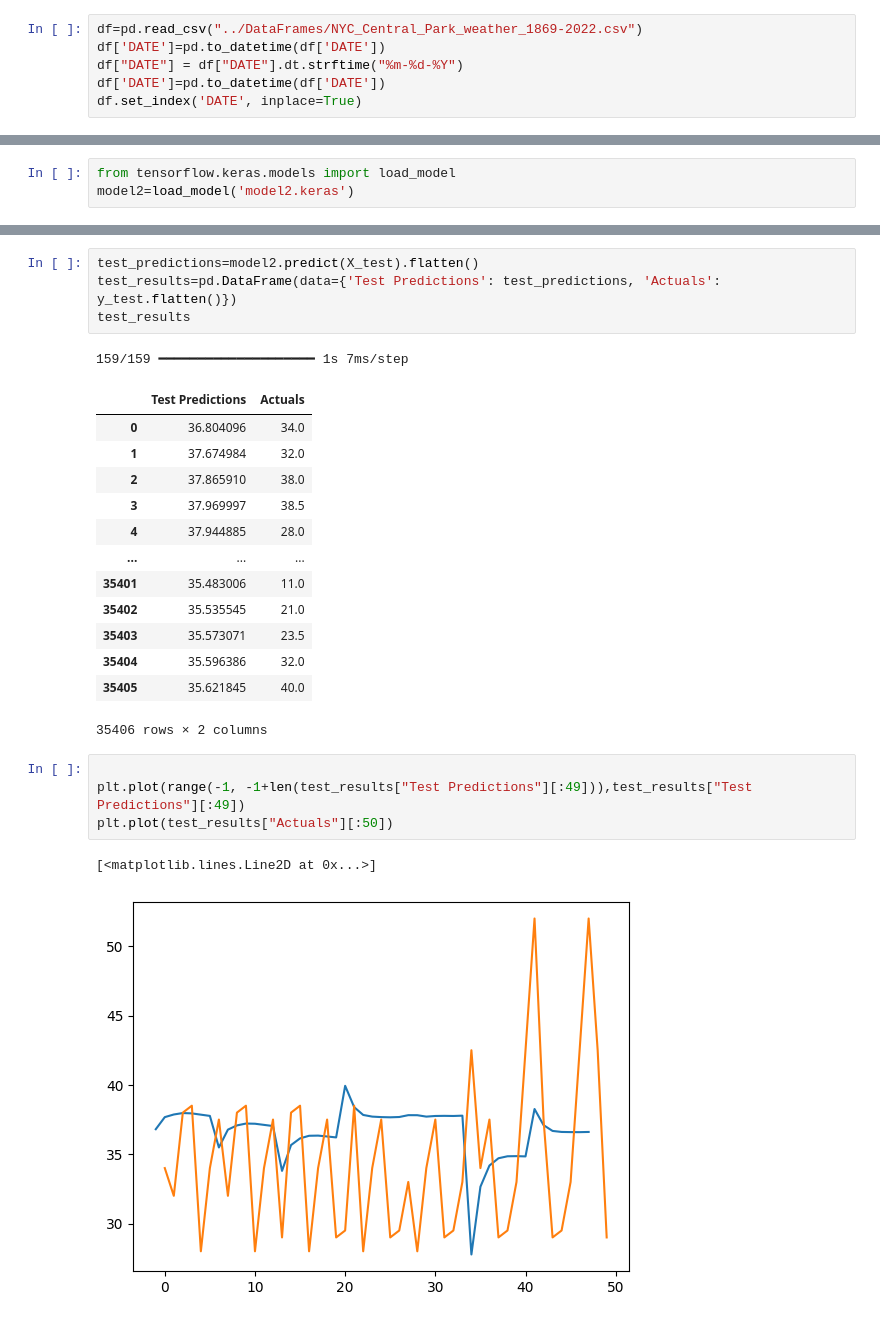
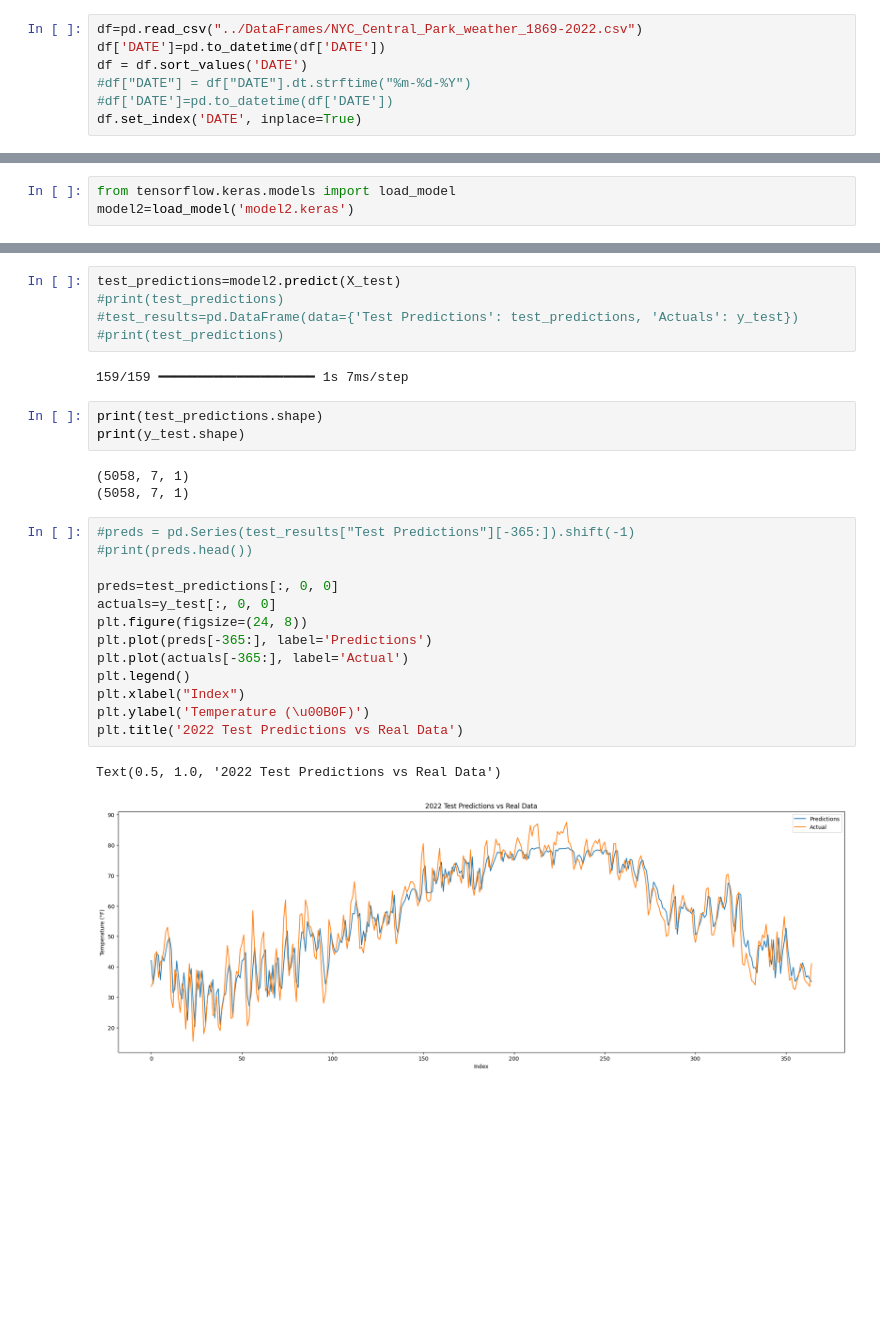
Before and after one commit to FD-77/WeatherModel, a Jupyter notebook: LSTM/seq2seq_forecasting.ipynb, the cells around one changed output, grey strips where cells are left out. Cells and saved outputs as stored; diff of their text form; blank space fills up the shorter version.

```diff
--- a/LSTM/seq2seq_forecasting.ipynb
+++ b/LSTM/seq2seq_forecasting.ipynb
@@ -8,8 +9,9 @@ np.set_printoptions(threshold=np.inf)
 # %%
 df=pd.read_csv("../DataFrames/NYC_Central_Park_weather_1869-2022.csv")
 df['DATE']=pd.to_datetime(df['DATE'])
-df["DATE"] = df["DATE"].dt.strftime("%m-%d-%Y")
-df['DATE']=pd.to_datetime(df['DATE'])
+df = df.sort_values('DATE')
+#df["DATE"] = df["DATE"].dt.strftime("%m-%d-%Y")
+#df['DATE']=pd.to_datetime(df['DATE'])
 df.set_index('DATE', inplace=True)
 # %%
 df['Temp']=(df["TMAX"]+df['TMIN'])/2
@@ -217,26 +216,29 @@ plt.plot(val_results["Actuals"][:30])
 # %%
-test_predictions=model2.predict(X_test).flatten()
-test_results=pd.DataFrame(data={'Test Predictions': test_predictions, 'Actuals': y_test.flatten()})
-test_results
+test_predictions=model2.predict(X_test)
+#print(test_predictions)
+#test_results=pd.DataFrame(data={'Test Predictions': test_predictions, 'Actuals': y_test})
+#print(test_predictions)
 # %% [output]
 159/159 ━━━━━━━━━━━━━━━━━━━━ 1s 7ms/step
-|  | Test Predictions | Actuals |
-| 0 | 36.804096 | 34.0 |
-| 1 | 37.674984 | 32.0 |
-| 2 | 37.865910 | 38.0 |
-| 3 | 37.969997 | 38.5 |
-| 4 | 37.944885 | 28.0 |
-| ... | ... | ... |
-| 35401 | 35.483006 | 11.0 |
-| 35402 | 35.535545 | 21.0 |
-| 35403 | 35.573071 | 23.5 |
-| 35404 | 35.596386 | 32.0 |
-| 35405 | 35.621845 | 40.0 |
-35406 rows × 2 columns
+# %%
+print(test_predictions.shape)
+print(y_test.shape)
+# %% [output]
+(5058, 7, 1)
+(5058, 7, 1)
 # %%
+#preds = pd.Series(test_results["Test Predictions"][-365:]).shift(-1)
+#print(preds.head())
 
-plt.plot(range(-1, -1+len(test_results["Test Predictions"][:49])),test_results["Test Predictions"][:49])
-plt.plot(test_results["Actuals"][:50])
+preds=test_predictions[:, 0, 0]
+actuals=y_test[:, 0, 0]
+plt.figure(figsize=(24, 8))
+plt.plot(preds[-365:], label='Predictions')
+plt.plot(actuals[-365:], label='Actual')
+plt.legend()
+plt.xlabel("Index")
+plt.ylabel('Temperature (\u00B0F)')
+plt.title('2022 Test Predictions vs Real Data')
 # %% [output]
-[<matplotlib.lines.Line2D at 0x...>]
+Text(0.5, 1.0, '2022 Test Predictions vs Real Data')
-[figure, old version]
+[figure, new version]
```
Also changed, not shown: parts of 14 cells of this notebook, 22 other files.
